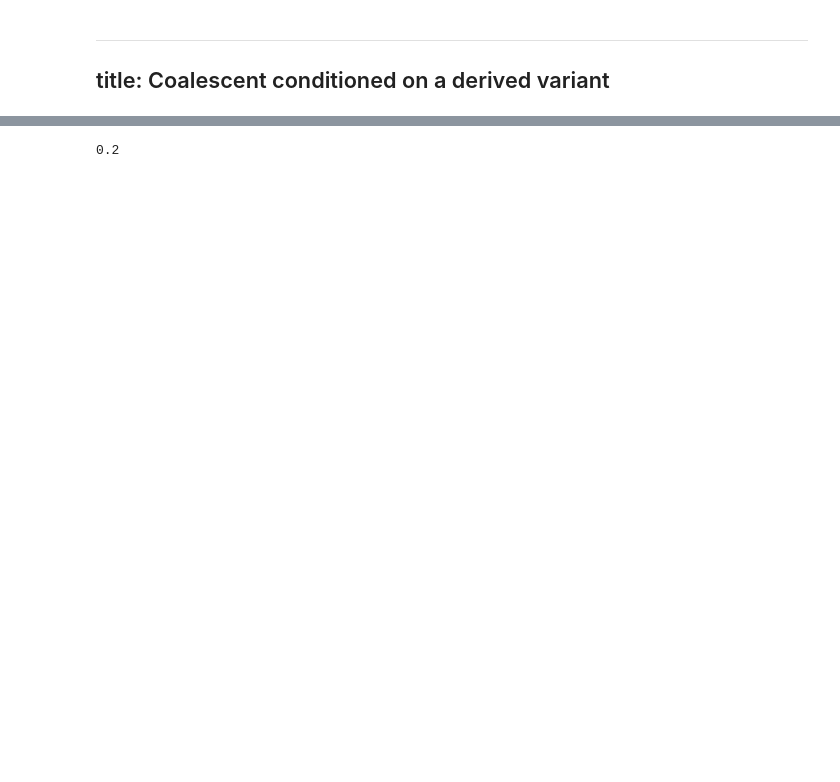
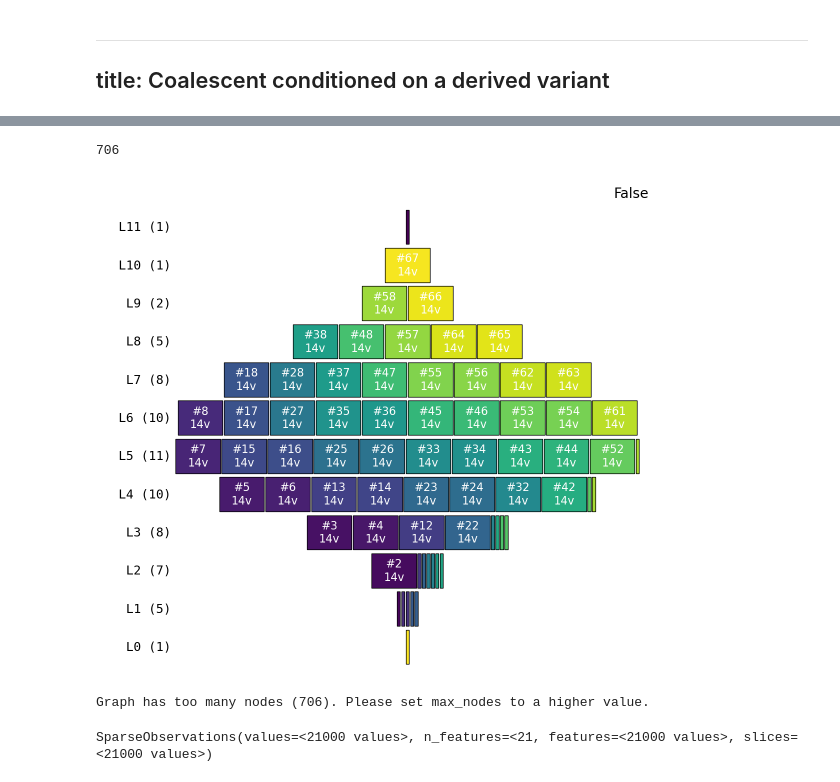
Before and after one commit to munch-group/phasic, a Jupyter notebook: docs/pages/popgen/coalescent-derived.ipynb, the cells around one changed output, grey strips where cells are left out. Saved outputs shown, nothing was run; the diff lists cells and outputs as text; code cells hidden in the pictures; blank space fills up the shorter version.

```diff
--- a/docs/pages/popgen/coalescent-derived.ipynb
+++ b/docs/pages/popgen/coalescent-derived.ipynb
@@ -187,11 +171,29 @@ graph.plot(
-# %%
-freq = 2
-N = 10
-s = 0.1
-sampling_freq = freq/N
-# sampling_freq = freq/N * (1 + s) / (1 + s * freq/N)
-sampling_freq
-
-#binom_rate = binom.pmf(f, N, sampling_freq)
-# %% [output]
-0.2
+# %%
+graph.vertices_length()
+# %% [output]
+706
+# %%
+graph.plot_scc_decomp(figsize=(7, 6));
+# %% [output]
+[figure, added]
+# %%
+
+def label(vertex):
+    state = vertex.state()
+    anc, der = 0, 0
+    for i in range(indexer.lineages.state_length):
+        p = indexer.lineages.i2p(i)
+        if p.is_derived:
+            der += state[i]
+        else:
+            anc += state[i]
+    return f'{der} / {anc+der}, f:{state[indexer.derived_freq]}'
+
+def subgr(state):
+    s = state.tolist()
+    del s[indexer.derived_freq]
+    return s
+
+graph.plot(subgraphfun=subgr, label_fmt=label)
+# %% [output]
+Graph has too many nodes (706). Please set max_nodes to a higher value.
@@ -197,0 +204,17 @@ sampling_freq
+# %%
+rewards = np.array(graph.states()).T
+rewards[:, -1] = 0 # zero out absorbing
+rewards[np.sum(rewards, axis=1) > 0] # only indexer slot representing actual states used
+
+nr_observations = 1000
+n = nr_observations
+observed_data = np.zeros((n * (rewards.shape[0]), rewards.shape[0]), dtype=float)
+observed_data[:] = np.nan
+for i in range(rewards.shape[0]):
+    observed_data[(i*n):((i+1)*n), i] = graph.sample(n, rewards=rewards[i])
+np.random.shuffle(observed_data)
+observed_data[:nr_observations] # just the first nr_observations rows
+sparse_observations = dense_to_sparse(observed_data)
+sparse_observations
+# %% [output]
+SparseObservations(values=<21000 values>, n_features=<21, features=<21000 values>, slices=<21000 values>)
```
Also changed, not shown: parts of 25 cells of this notebook, 38 other files.
